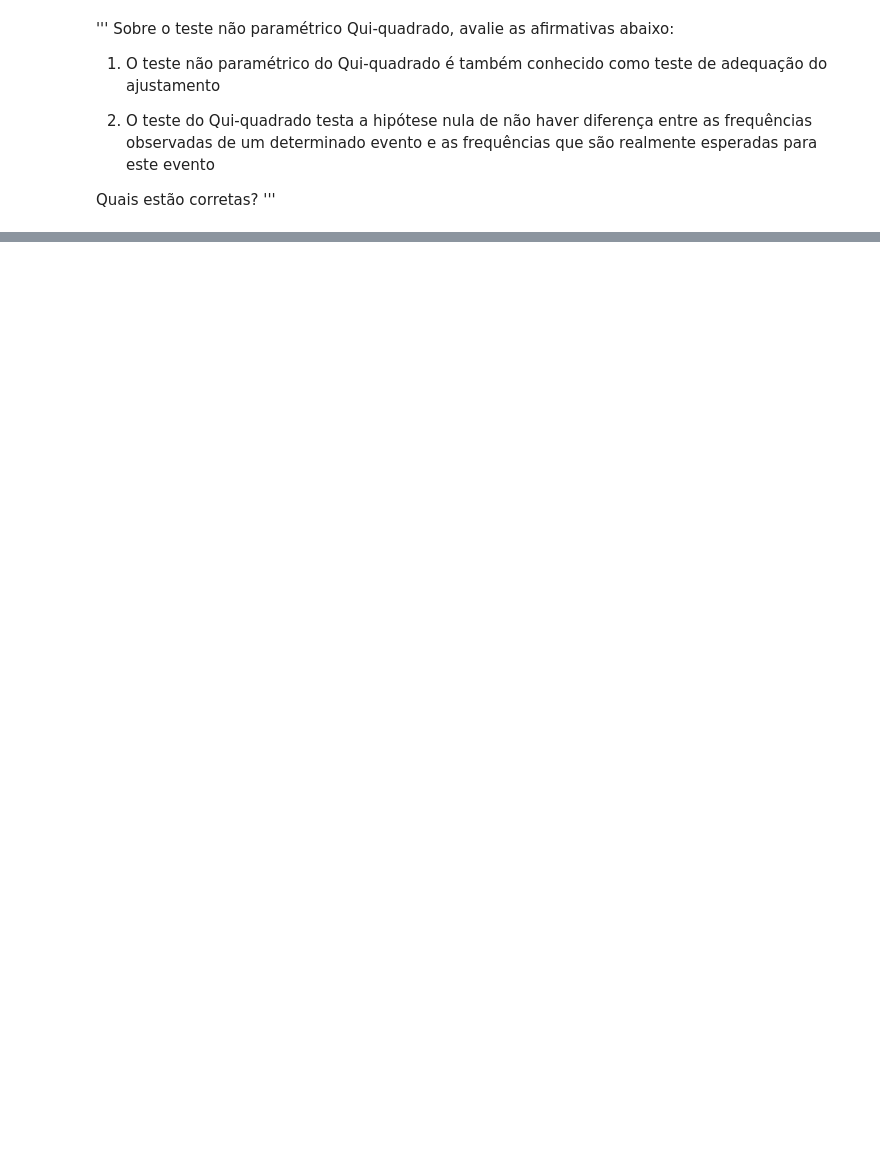
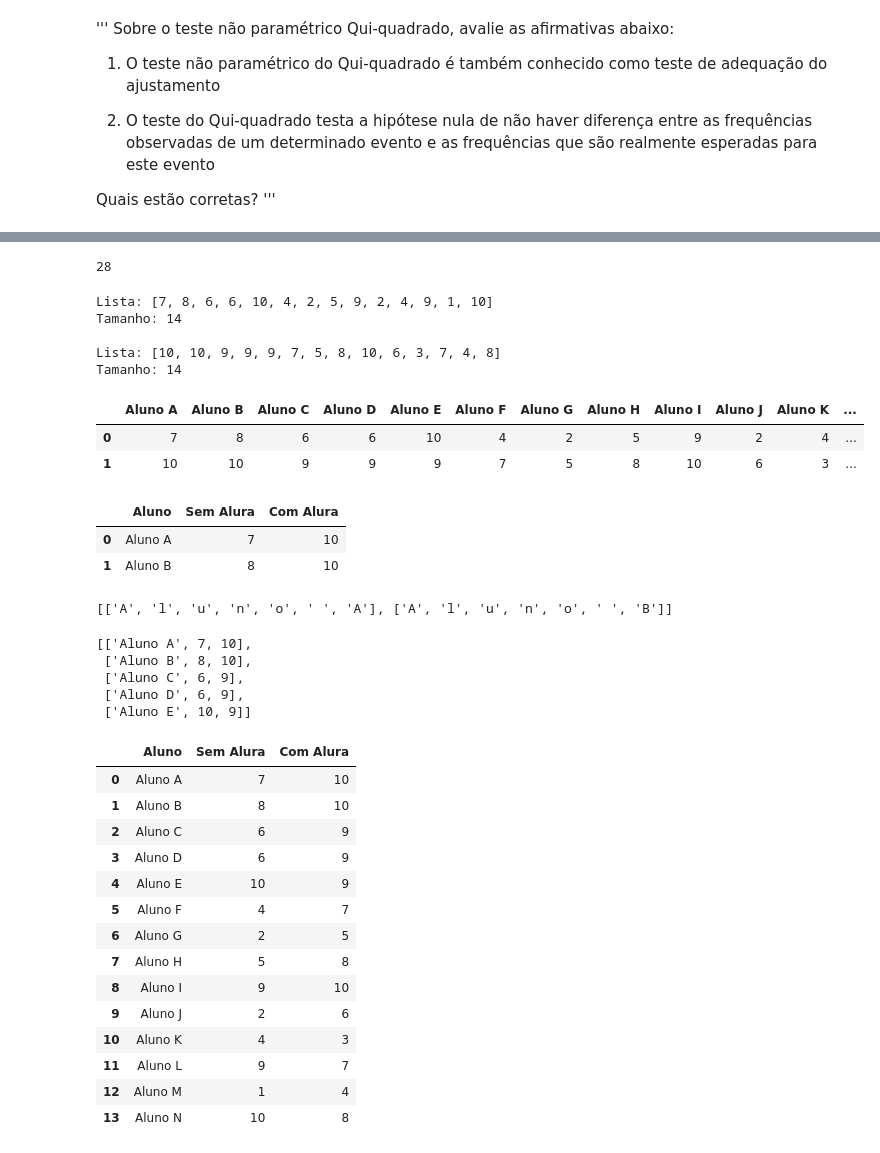
Before and after one commit to alexaugusto23/python_developer, a Jupyter notebook: Estatisticas com Python parte 3/exercicios_est3.ipynb, the cells around one changed output, grey strips where cells are left out. Cells and saved outputs as stored; diff of their text form; code cells hidden in the pictures; blank space fills up the shorter version.

```diff
--- a/Estatisticas com Python parte 3/exercicios_est3.ipynb
+++ b/Estatisticas com Python parte 3/exercicios_est3.ipynb
@@ -355,0 +367,78 @@ Quais estão corretas?
+# %%
+lista = [7,	10, 8, 10, 6, 9, 6, 9, 10, 9, 4, 7, 2, 5, 5, 8, 9, 10, 2, 6, 4,	3, 9, 7, 1,	4, 10, 8]
+len(lista)
+# %% [output]
+28
+# %%
+aluno = [ 'Aluno A','Aluno B','Aluno C','Aluno D','Aluno E','Aluno F','Aluno G','Aluno H','Aluno I','Aluno J','Aluno K','Aluno L','Aluno M','Aluno N']
+sem_alura = [ lista[i] for i in range(len(lista)) if i % 2 == 0]
+com_alura = [ lista[i] for i in range(len(lista)) if i % 2 == 1]
+# %%
+print(f"Lista: {sem_alura}")
+print(f"Tamanho: {len(sem_alura)}")
+print()
+print(f"Lista: {com_alura}")
+print(f"Tamanho: {len(com_alura)}")
+# %% [output]
+Lista: [7, 8, 6, 6, 10, 4, 2, 5, 9, 2, 4, 9, 1, 10]
+Tamanho: 14
+
+Lista: [10, 10, 9, 9, 9, 7, 5, 8, 10, 6, 3, 7, 4, 8]
+Tamanho: 14
+# %%
+import pandas as pd
+import numpy as np
+data = [sem_alura, com_alura]
+df = pd.DataFrame(data)
+df.columns = aluno
+df
+# %% [output]
+|  | Aluno A | Aluno B | Aluno C | Aluno D | Aluno E | Aluno F | Aluno G | Aluno H | Aluno I | Aluno J | Aluno K | ... |
+| 0 | 7 | 8 | 6 | 6 | 10 | 4 | 2 | 5 | 9 | 2 | 4 | ... |
+| 1 | 10 | 10 | 9 | 9 | 9 | 7 | 5 | 8 | 10 | 6 | 3 | ... |
+# %%
+data = [['Aluno A', 7 ,10],['Aluno B', 8 ,10]]
+df = pd.DataFrame(data, columns=['Aluno', 'Sem Alura', 'Com Alura'])
+df
+# %% [output]
+|  | Aluno | Sem Alura | Com Alura |
+| 0 | Aluno A | 7 | 10 |
+| 1 | Aluno B | 8 | 10 |
+# %%
+biglist = []
+for i in range(len(aluno)):
+    biglist.append(list(aluno[i]))
+biglist[0:2]
+# %% [output]
+[['A', 'l', 'u', 'n', 'o', ' ', 'A'], ['A', 'l', 'u', 'n', 'o', ' ', 'B']]
+# %%
+biglist = []
+for i in range(len(aluno)):
+    biglist.append([aluno[i], sem_alura[i], com_alura[i]])
+biglist[0:5]
+# %% [output]
+[['Aluno A', 7, 10],
+ ['Aluno B', 8, 10],
+ ['Aluno C', 6, 9],
+ ['Aluno D', 6, 9],
+ ['Aluno E', 10, 9]]
+# %%
+data = biglist
+df = pd.DataFrame(data, columns=['Aluno', 'Sem Alura', 'Com Alura'])
+df
+# %% [output]
+|  | Aluno | Sem Alura | Com Alura |
+| 0 | Aluno A | 7 | 10 |
+| 1 | Aluno B | 8 | 10 |
+| 2 | Aluno C | 6 | 9 |
+| 3 | Aluno D | 6 | 9 |
+| 4 | Aluno E | 10 | 9 |
+| 5 | Aluno F | 4 | 7 |
+| 6 | Aluno G | 2 | 5 |
+| 7 | Aluno H | 5 | 8 |
+| 8 | Aluno I | 9 | 10 |
+| 9 | Aluno J | 2 | 6 |
+| 10 | Aluno K | 4 | 3 |
+| 11 | Aluno L | 9 | 7 |
+| 12 | Aluno M | 1 | 4 |
+| 13 | Aluno N | 10 | 8 |
```
Also changed, not shown: parts of 21 cells of this notebook, 1 other file.
